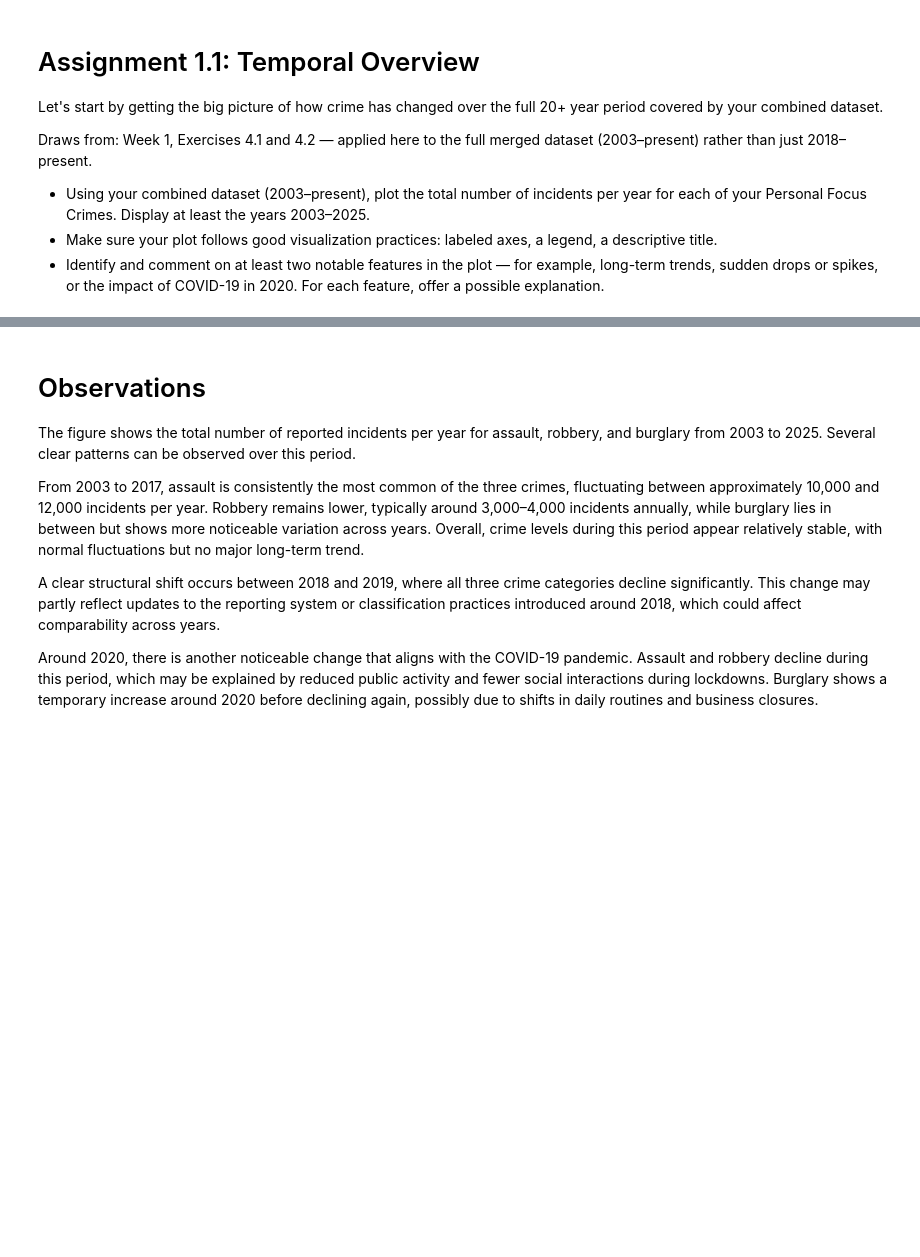
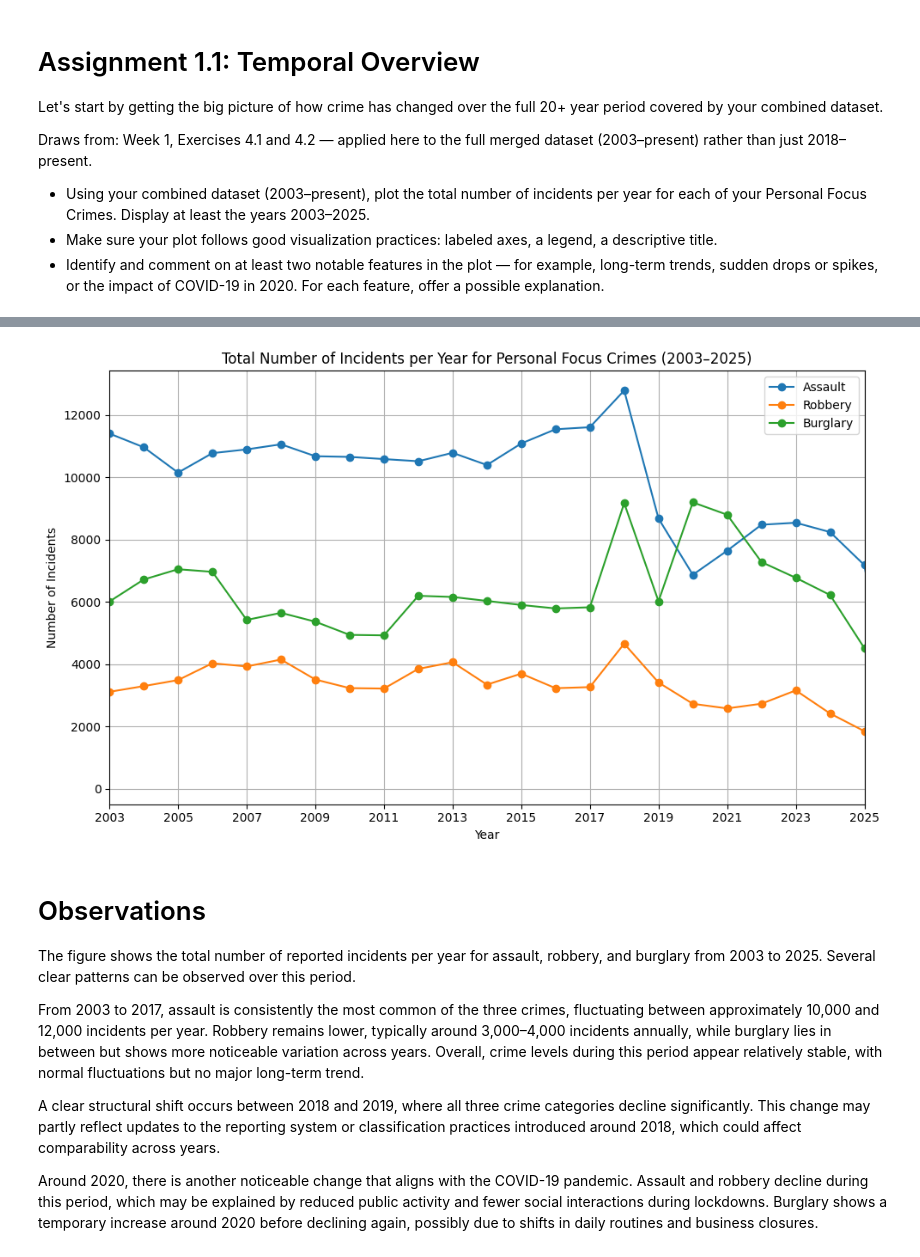
Before and after one commit to michmai/-02806-Social-Data-Analysis-and-Visualization, a Jupyter notebook: Assignment1.ipynb, the cells around one changed output, grey strips where cells are left out. Drawn from its saved outputs; the diff is of its cells as text; code cells hidden in the pictures; blank space fills up the shorter version.

```diff
--- a/Assignment1.ipynb
+++ b/Assignment1.ipynb
@@ -70,3 +17,98 @@ plt.show()
+# %%
+import pandas as pd
+import matplotlib.pyplot as plt
+
+df = pd.read_csv('Police_Department_Incident_Reports__2018_to_Present_20260209.csv')
+df_historical = pd.read_csv('Police_Department_Incident_Reports__Historical_2003_to_May_2018_20260209.csv')
+
+mapping = {
+    'IncidntNum': 'Incident Number',
+    'Category': 'Incident Category',
+    'Descript': 'Incident Description',
+    'DayOfWeek': 'Day of Week',
+    'Date': 'Incident Date',
+    'Time': 'Incident Time',
+    'PdDistrict': 'Police District',
+    'Resolution': 'Resolution',
+    'Address': 'Address',
+    'X': 'Longitude',
+    'Y': 'Latitude'
+}
+
+df_historical.rename(columns=mapping, inplace=True)
+
+df['Incident Date'] = pd.to_datetime(df['Incident Date'], errors='coerce')
+df_historical['Incident Date'] = pd.to_datetime(df_historical['Incident Date'], errors='coerce')
+
+essential_columns = {
+    'Incident Number': ['IncidntNum', 'Incident Number'],
+    'Incident Category': ['Category', 'Incident Category'],
+    'Incident Description': ['Descript', 'Incident Description'],
+    'Day of Week': ['DayOfWeek', 'Incident Day of Week'],
+    'Incident Date': ['Date', 'Incident Date'],
+    'Incident Time': ['Time', 'Incident Time'],
+    'Police District': ['PdDistrict', 'Police District'],
+    'Resolution': ['Resolution', 'Resolution'],
+    'Longitude': ['X', 'Longitude'],
+    'Latitude': ['Y', 'Latitude']
+}
+
+df_recent_selected = df[
+    [col[1] for col in essential_columns.values() if col[1] in df.columns]
+]
+
+df_historical_selected = df_historical[
+    [col[1] for col in essential_columns.values() if col[1] in df_historical.columns]
+]
+
+df_combined = pd.concat(
+    [df_recent_selected, df_historical_selected],
+    ignore_index=True
+)
+
+df_combined['Incident Category'] = (
+    df_combined['Incident Category']
+    .astype(str)
+    .str.strip()
+    .str.lower()
+)
+
+personal_focus_crimes = ['assault', 'robbery', 'burglary']
+
+df_filtered = df_combined[
+    df_combined['Incident Category'].isin(personal_focus_crimes)
+].copy()
+
+df_filtered['Year'] = df_filtered['Incident Date'].dt.year
+
+plt.figure(figsize=(10, 6))
+
+for crime in personal_focus_crimes:
+    crime_data = df_filtered[
+        df_filtered['Incident Category'] == crime
+    ]
+
+    crime_incidents_per_year = crime_data.groupby('Year').size()
+
+    plt.plot(
+        crime_incidents_per_year.index,
+        crime_incidents_per_year.values,
+        marker='o',
+        label=crime.capitalize()
+    )
+
+plt.xlabel('Year')
+plt.ylabel('Number of Incidents')
+plt.title('Total Number of Incidents per Year for Personal Focus Crimes (2003–2025)')
+plt.legend()
+plt.grid(True)
+plt.xlim(2003, 2025)
+plt.xticks(range(2003, 2026, 2))
+
+plt.tight_layout()
+plt.show()
+# %% [output]
+[figure, added]
 # %% [markdown]
 # Observations
 The figure shows the total number of reported incidents per year for assault, robbery, and burglary from 2003 to 2025. Several clear patterns can be observed over this period.
```
Also changed, not shown: parts of 13 cells of this notebook.
